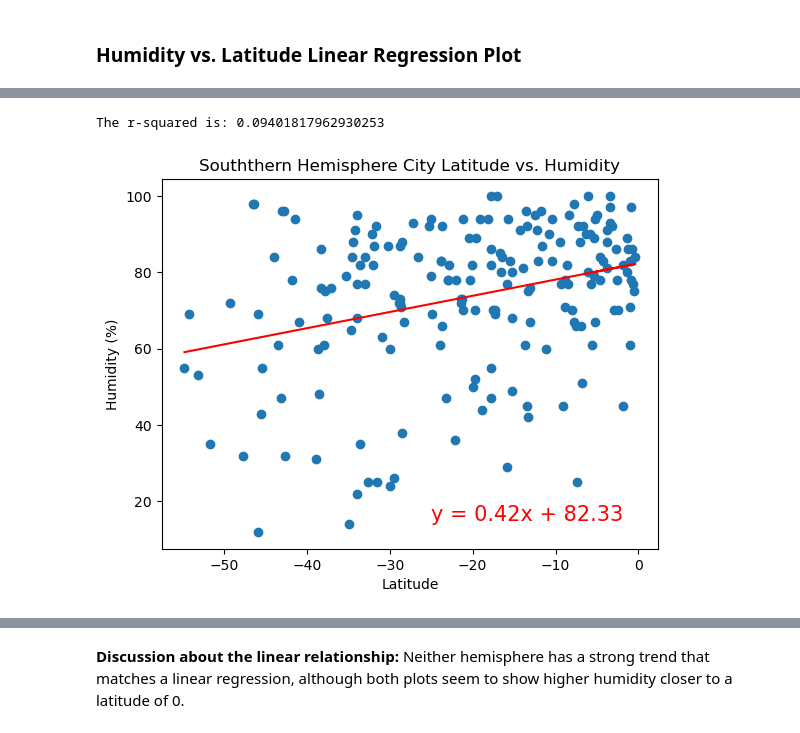
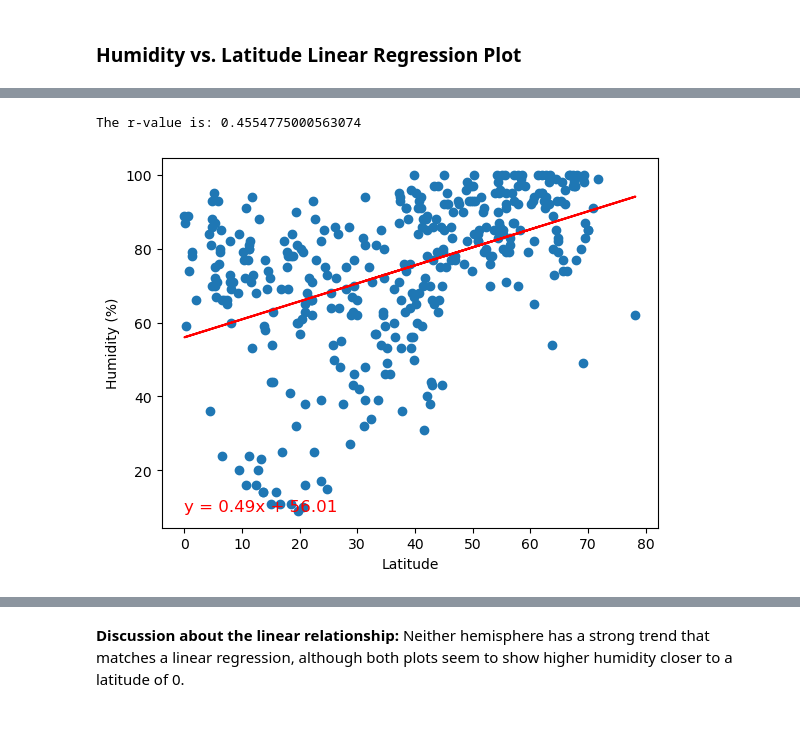
Before and after one commit to mdahl6/python-api-challenge, a Jupyter notebook: WeatherPy.ipynb, the cells around one changed output, grey strips where cells are left out. Drawn from its saved outputs; the diff is of its cells as text; code cells hidden in the pictures.

```diff
--- a/WeatherPy.ipynb
+++ b/WeatherPy.ipynb
@@ -414,21 +336,7 @@ The r-squared is: 0.1600125380396355
-# %%
-# Southern Hemisphere
-#plot latitude vs. Humidity for southern hemisphere with regression line and equation
-plt.scatter(Sx_Lat,Sy_Hum)
-plt.xlabel('Latitude')
-plt.ylabel('Humidity (%)')
-plt.title('Souththern Hemisphere City Latitude vs. Humidity')
-
-#regression line plot
-plt.plot(Sx_Lat,SHum_regress,"r-")
-
-#add equation
-SHum_line_eq = "y = " + str(round(SH_slope,2)) + "x + " + str(round(SH_intercept,2))
-plt.annotate(SHum_line_eq,(-25,15),fontsize=15,color='red')
-
-print(f"The r-squared is: {SH_rvalue**2}")
-
-plt.show()
-# %% [output]
-The r-squared is: 0.09401817962930253
-[figure, removed]
+# %%
+# Northern Hemisphere
+
+linear_regression(northern_hemi_df['Lat'],northern_hemi_df['Humidity'],'Latitude','Humidity (%)')
+# %% [output]
+The r-value is: 0.4554775000563074
+[figure, added]
```
Also changed, not shown: parts of 27 cells of this notebook, 5 other files.
